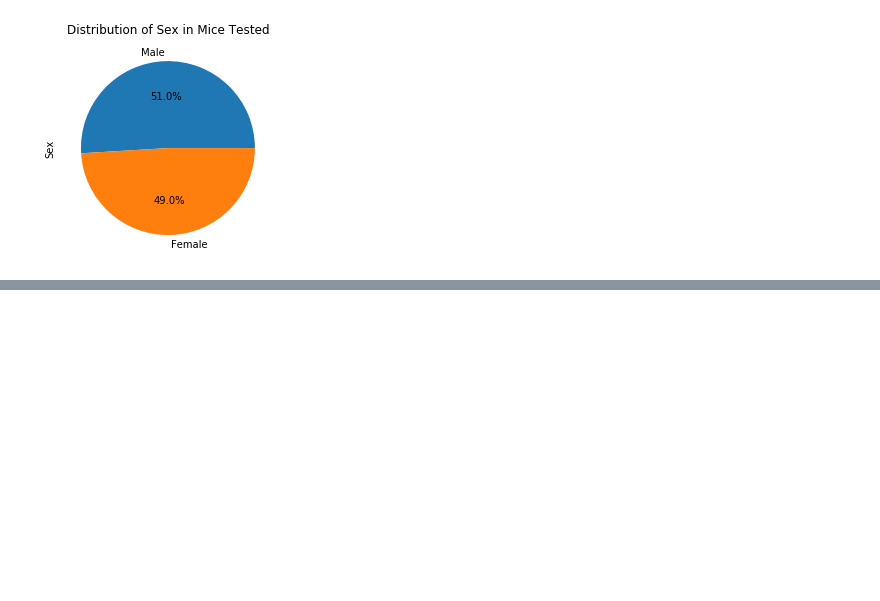
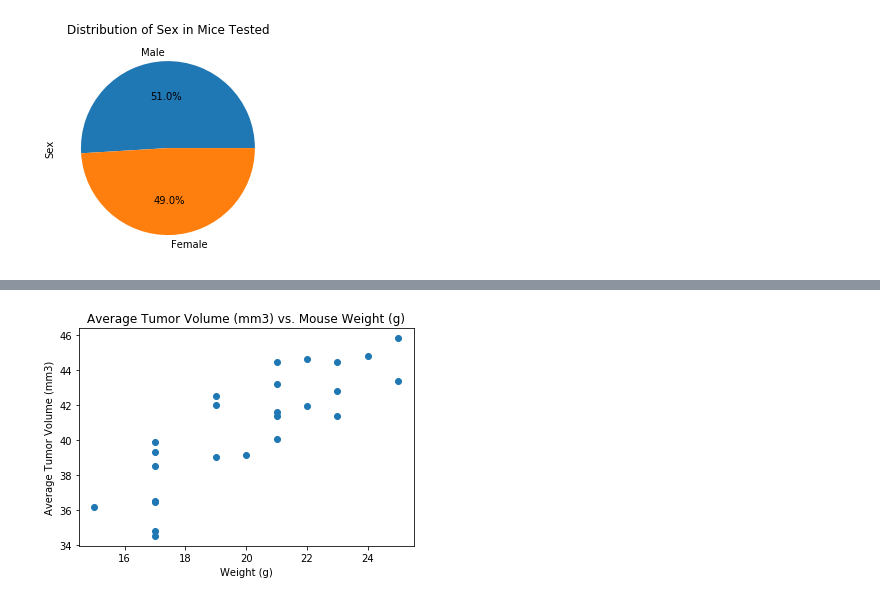
Before and after one commit to jackatopolis/Matplotlib-challenge, a Jupyter notebook: Pymaceuticals/pymaceuticals.ipynb, the cells around one changed output, grey strips where cells are left out. Saved outputs shown, nothing was run; the diff lists cells and outputs as text; code cells hidden in the pictures; blank space fills up the shorter version.

```diff
--- a/Pymaceuticals/pymaceuticals.ipynb
+++ b/Pymaceuticals/pymaceuticals.ipynb
@@ -210,0 +242,13 @@ ValueError: The truth value of a Series is ambiguous. Use a.empty, a.bool(), a.i
+# %%
+# Generate a scatter plot of average tumor volume vs. mouse weight for the Capomulin regimen
+capo_sorted = capo.all_mice_df.groupby("Mouse ID").describe().reset_index()
+xval = capo_sorted['Weight (g)']['mean']
+yval = capo_sorted["Tumor Volume (mm3)"]['mean']
+
+plt.scatter(xval,yval)
+plt.xlabel('Weight (g)')
+plt.ylabel('Average Tumor Volume (mm3)')
+plt.title('Average Tumor Volume (mm3) vs. Mouse Weight (g)')
+plt.show()
+# %% [output]
+[figure, added]
```
Also changed, not shown: parts of 13 cells of this notebook, 3 other files.
